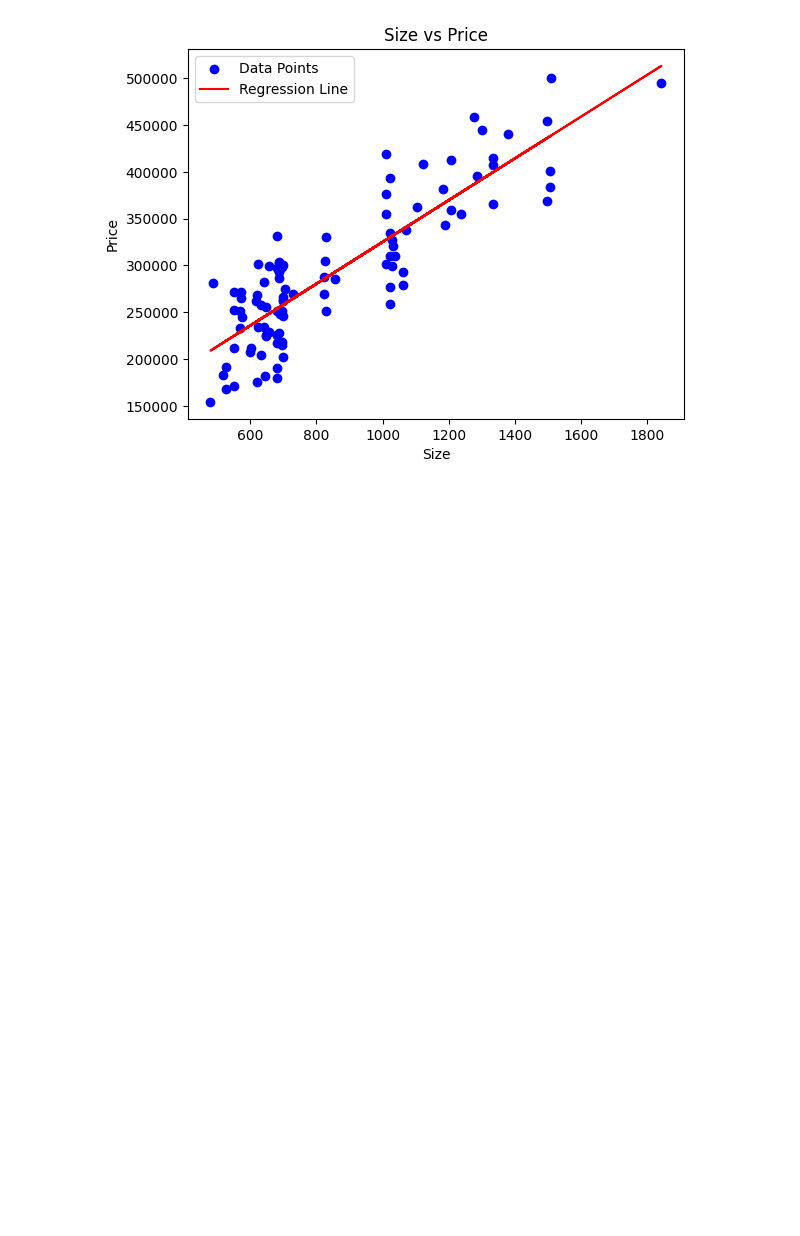
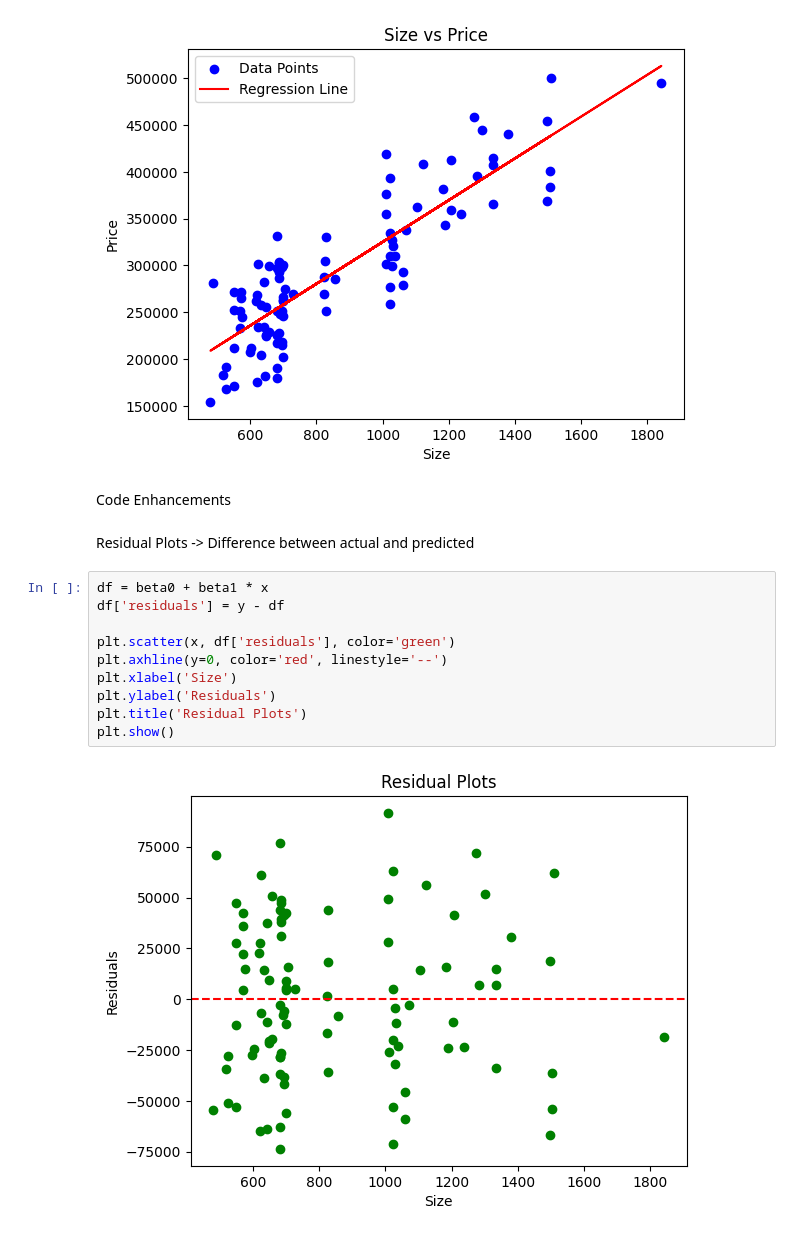
Before and after one commit to ronitguptaaa/Excel-Analysis, a Jupyter notebook: LinearRegressionAnalysis/realEstate.ipynb, the cells around one changed output. Drawn from its saved outputs; the diff is of its cells as text; blank space fills up the shorter version.

```diff
--- a/LinearRegressionAnalysis/realEstate.ipynb
+++ b/LinearRegressionAnalysis/realEstate.ipynb
@@ -58,3 +58,19 @@ plt.legend()
 plt.show()
 # %% [output]
 [figure]
+# %% [markdown]
+Code Enhancements
+# %% [markdown]
+Residual Plots -> Difference between actual and predicted
+# %%
+df = beta0 + beta1 * x
+df['residuals'] = y - df
+
+plt.scatter(x, df['residuals'], color='green')
+plt.axhline(y=0, color='red', linestyle='--')
+plt.xlabel('Size')
+plt.ylabel('Residuals')
+plt.title('Residual Plots')
+plt.show()
+# %% [output]
+[figure, added]
```
Also changed, not shown: parts of 3 cells of this notebook, 1 other file.
